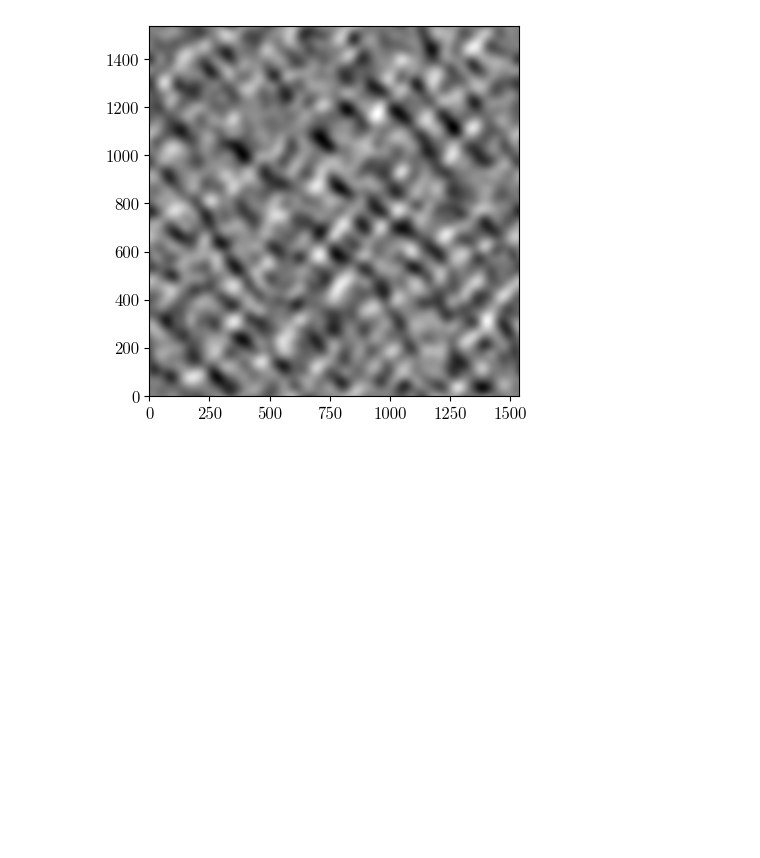
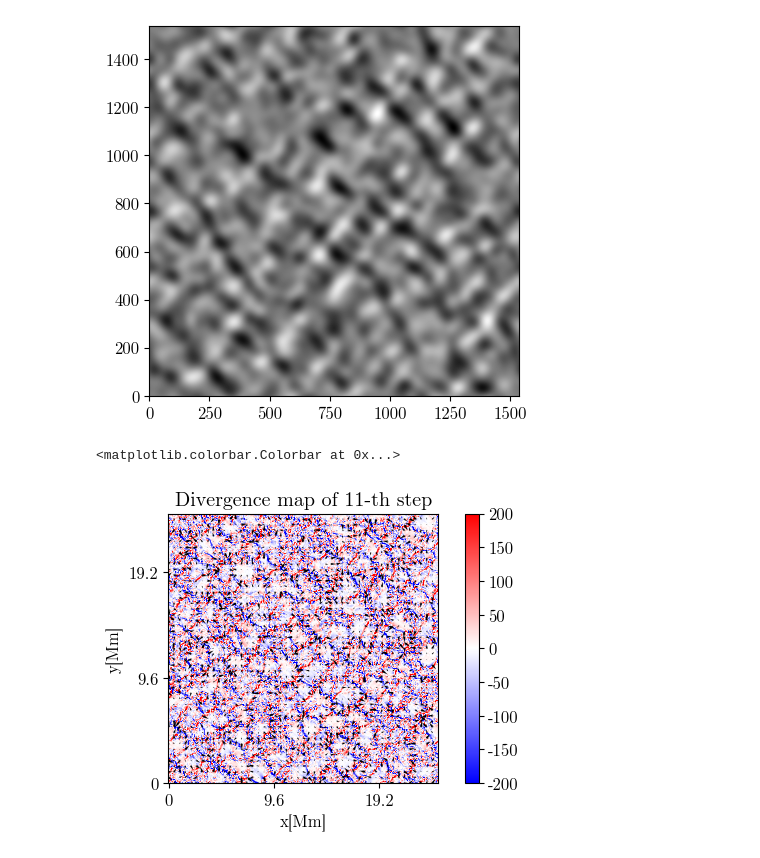
Before and after one commit to TheodoreKostic/Tracking_features, a Jupyter notebook: FirstPaper/FixedWavelength.ipynb, the cells around one changed output. Cells and saved outputs as stored; diff of their text form; code cells hidden in the pictures; blank space fills up the shorter version.

Commit message:
Divergence map

```diff
--- a/FirstPaper/FixedWavelength.ipynb
+++ b/FirstPaper/FixedWavelength.ipynb
@@ -559,0 +568,37 @@ im = plt.imshow(g, origin = "lower", cmap = "gray")
+# %%
+plt.figure(figsize=(cols*3.5,rows*3.5))
+xmin = 0
+xmax = 1536
+ymin = 0
+ymax=  1536
+
+Fx  = Vx0[10]/1E5
+Fy  = Vy0[10]/1E5
+
+F = [Fx, Fy]
+h = [dx, dy]
+g = divergence(F,h)
+plt.title("Divergence map of 11-th step")
+plt.xlabel("x[Mm]")
+plt.ylabel("y[Mm]")
+
+Bgtx_disp = Vx0[10,ymin:ymax,xmin:xmax]/1E5
+Bgty_disp = Vy0[10,ymin:ymax,xmin:xmax]/1E5
+Bgtz_disp = g[ymin:ymax,xmin:xmax]
+
+ysize,xsize = np.shape(Bgtx_disp)
+
+stride = 32
+
+
+xmaxind = int(round(xsize/stride))
+ymaxind = int(round(ysize/stride))
+xstr, ystr = np.meshgrid(stride*np.arange(0,xmaxind),stride*np.arange(0,ymaxind))
+im = plt.imshow(Bgtz_disp, origin = 'lower', cmap = "bwr", vmin = -200, vmax = 200)
+plt.xticks([0,600,1200], [0, 9.6, 19.2])
+plt.yticks([0,600,1200], [0, 9.6, 19.2])
+plt.quiver(xstr,ystr,Bgtx_disp[::stride,::stride],Bgty_disp[::stride,::stride], headwidth = 3.5, headaxislength = 10, headlength = 8)
+plt.colorbar(im)
+# %% [output]
+<matplotlib.colorbar.Colorbar at 0x...>
+[figure, added]
```
Also changed, not shown: parts of 4 cells of this notebook.
